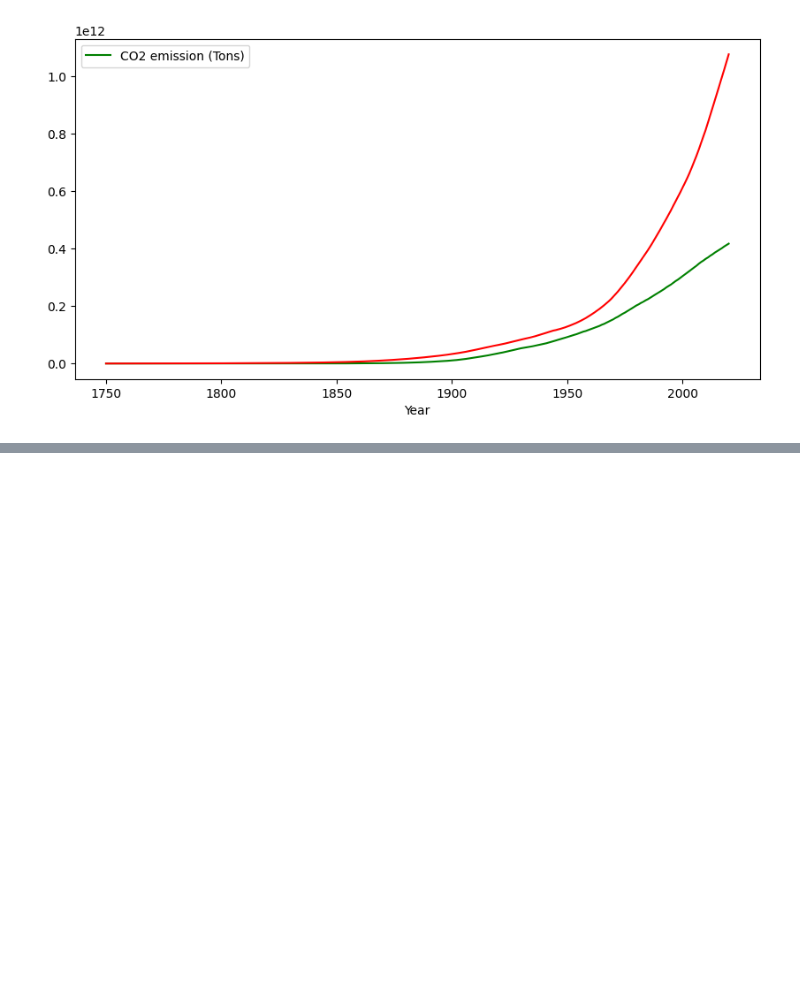
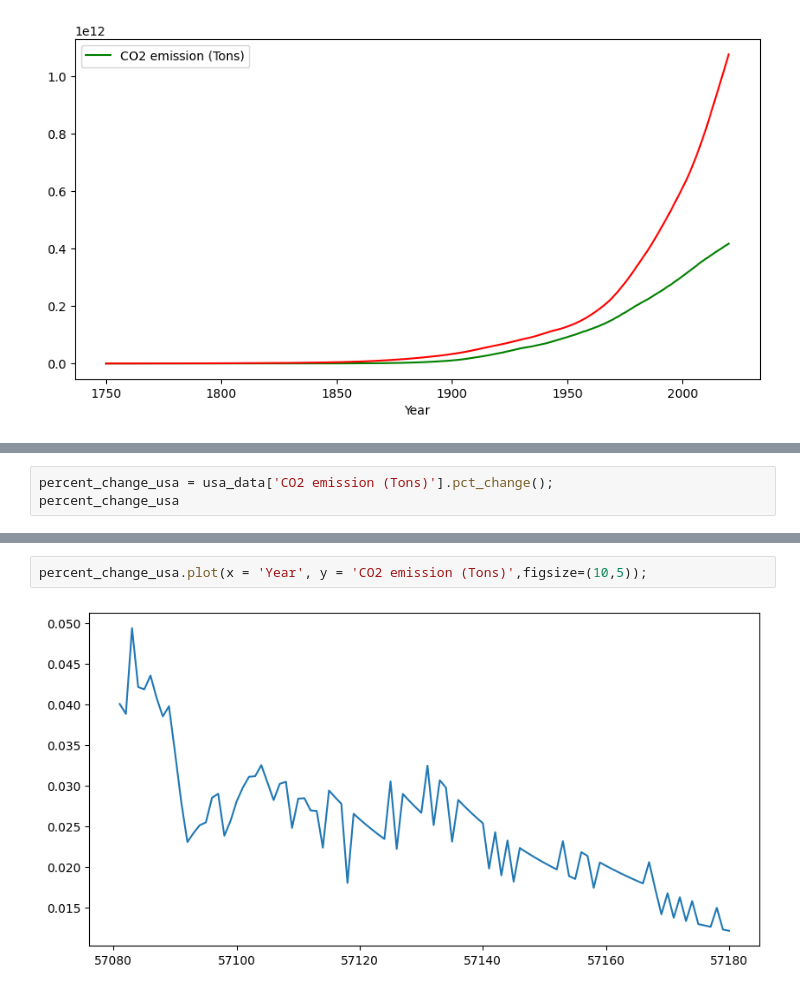
Before and after one commit to DanielBrechner/World-CO2-Emissions-Analysis, a Jupyter notebook: app.ipynb, the cells around one changed output, grey strips where cells are left out. Saved outputs shown, nothing was run; the diff lists cells and outputs as text; blank space fills up the shorter version.

Commit message:
percent change by year in US

```diff
--- a/app.ipynb
+++ b/app.ipynb
@@ -288,0 +290,3 @@ We can see the United States contributes significantly to the global CO2 output.
+# %%
+percent_change_usa = usa_data['CO2 emission (Tons)'].pct_change();
+percent_change_usa
@@ -288,0 +306,4 @@ We can see the United States contributes significantly to the global CO2 output.
+# %%
+percent_change_usa.plot(x = 'Year', y = 'CO2 emission (Tons)',figsize=(10,5));
+# %% [output]
+[figure, added]
```
Also changed, not shown: parts of 4 cells of this notebook.
